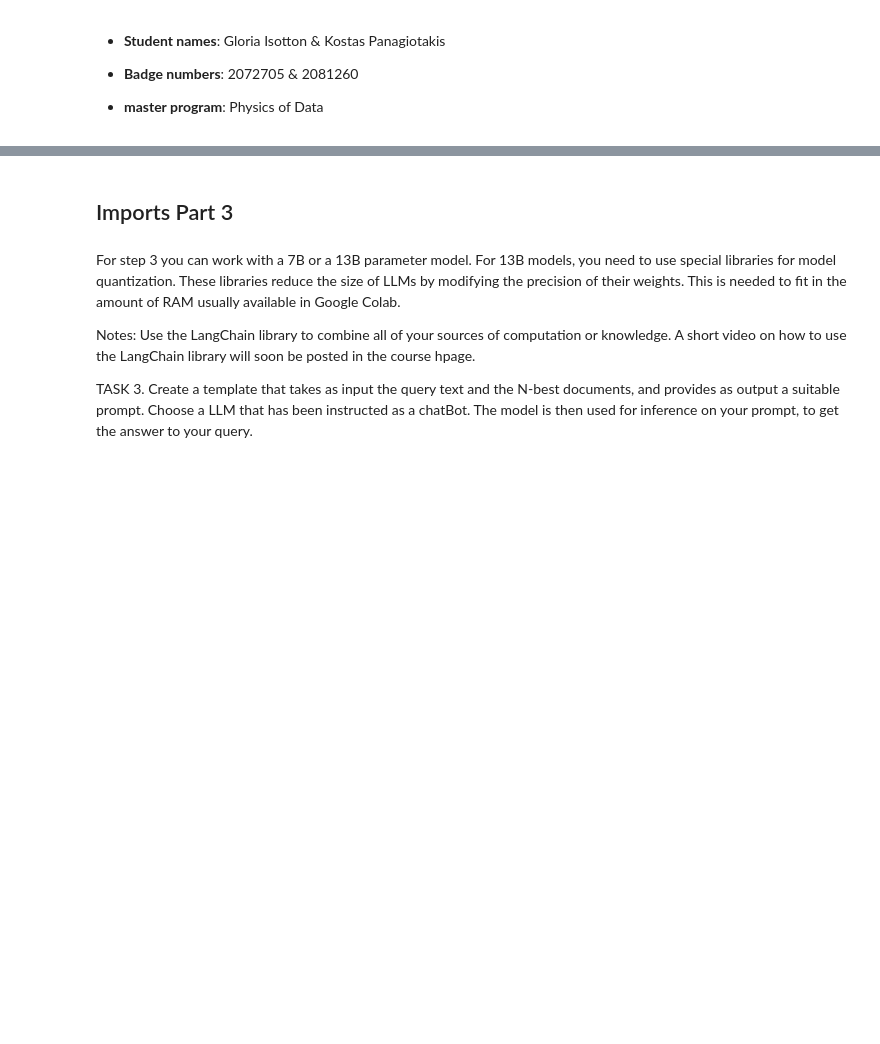
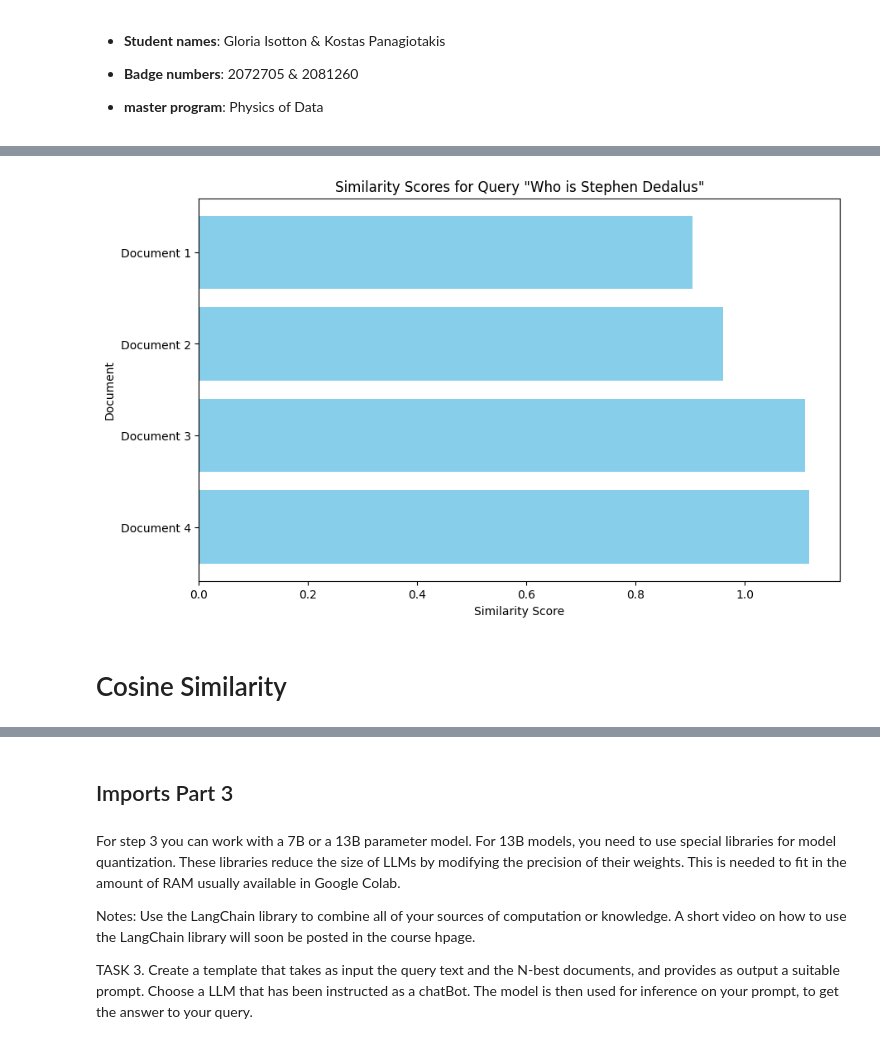
Before and after one commit to kostas-panagiotakis/NLP, a Jupyter notebook: Joyce_RAG_Project.ipynb, the cells around one changed output, grey strips where cells are left out. Drawn from its saved outputs; the diff is of its cells as text; code cells hidden in the pictures; blank space fills up the shorter version.

```diff
--- a/Joyce_RAG_Project.ipynb
+++ b/Joyce_RAG_Project.ipynb
@@ -183,0 +306,2 @@ len(joyce_books)
+# %%
+chunks = SemanticEmbedder('/content/james-joyce-ulysses.txt')
@@ -364,0 +672,4 @@ More information on this model can be found [here](https://huggingface.co/meta-l
+# %%
+store_all_mpnet_recursive, core_embeddings_model_all_mpnet_recursive,\
+embedder_all_mpnet_recursive, vector_store_all_mpnet_recursive = \
+create_vector_store('sentence-transformers/all-mpnet-base-v2', ulysses_recursive)
@@ -364,0 +699,24 @@ More information on this model can be found [here](https://huggingface.co/meta-l
+# %%
+import matplotlib.pyplot as plt
+
+def visualize_similarity_score(docs, number_of_docs, query):
+    """
+    Creates a barplot of the similarity score across documents.
+    """
+    # Assuming docs is a list of objects with attributes `page_content` and `score`
+    documents = [
+        (f"Document {i+1}", docs[i][1]) for i, doc in enumerate(docs)
+    ]
+
+    # Extracting document titles and scores
+    document_titles = [doc[0] for doc in documents]
+    similarity_scores = [doc[1] for doc in documents]
+
+    # Plotting the data
+    plt.figure(figsize=(10, 6))
+    plt.barh(document_titles, similarity_scores, color='skyblue')
+    plt.xlabel('Similarity Score')
+    plt.ylabel('Document')
+    plt.title(f'Similarity Scores for Query "{query}"')
+    plt.gca().invert_yaxis()  # To display the highest score on top
+    plt.show()
@@ -364,0 +751,9 @@ More information on this model can be found [here](https://huggingface.co/meta-l
+# %%
+k = 4
+number_of_docs = [i for i in range(k)]
+query = "Who is Stephen Dedalus"
+embedding_vector = core_embeddings_model_all_mpnet_recursive.embed_query(query)
+docs = vector_store_all_mpnet_recursive.similarity_search_with_score_by_vector(embedding_vector, k = k)
+
+for page in docs:
+  print(page)
@@ -364,0 +765,6 @@ More information on this model can be found [here](https://huggingface.co/meta-l
+# %%
+visualize_similarity_score(docs, number_of_docs, query)
+# %% [output]
+[figure, added]
+# %% [markdown]
+# Cosine Similarity
```
Also changed, not shown: parts of 163 cells of this notebook.
